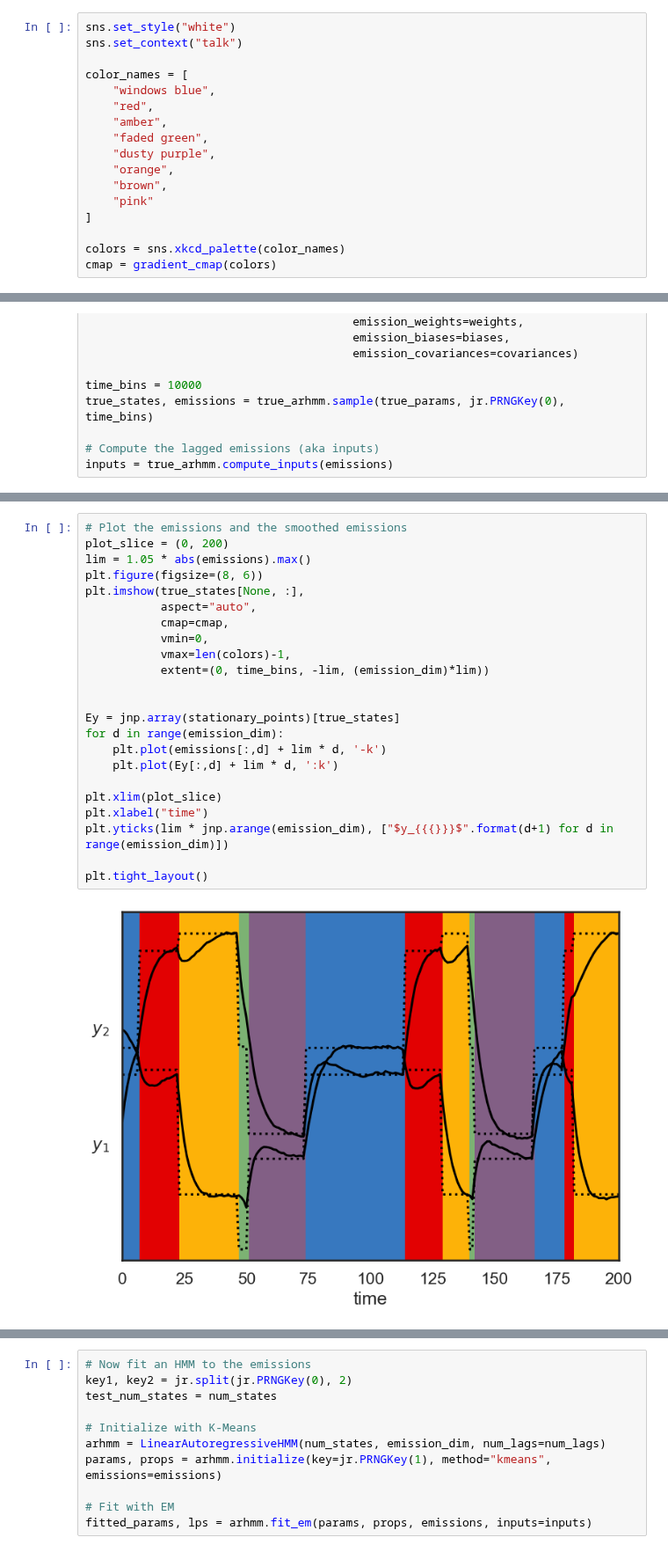
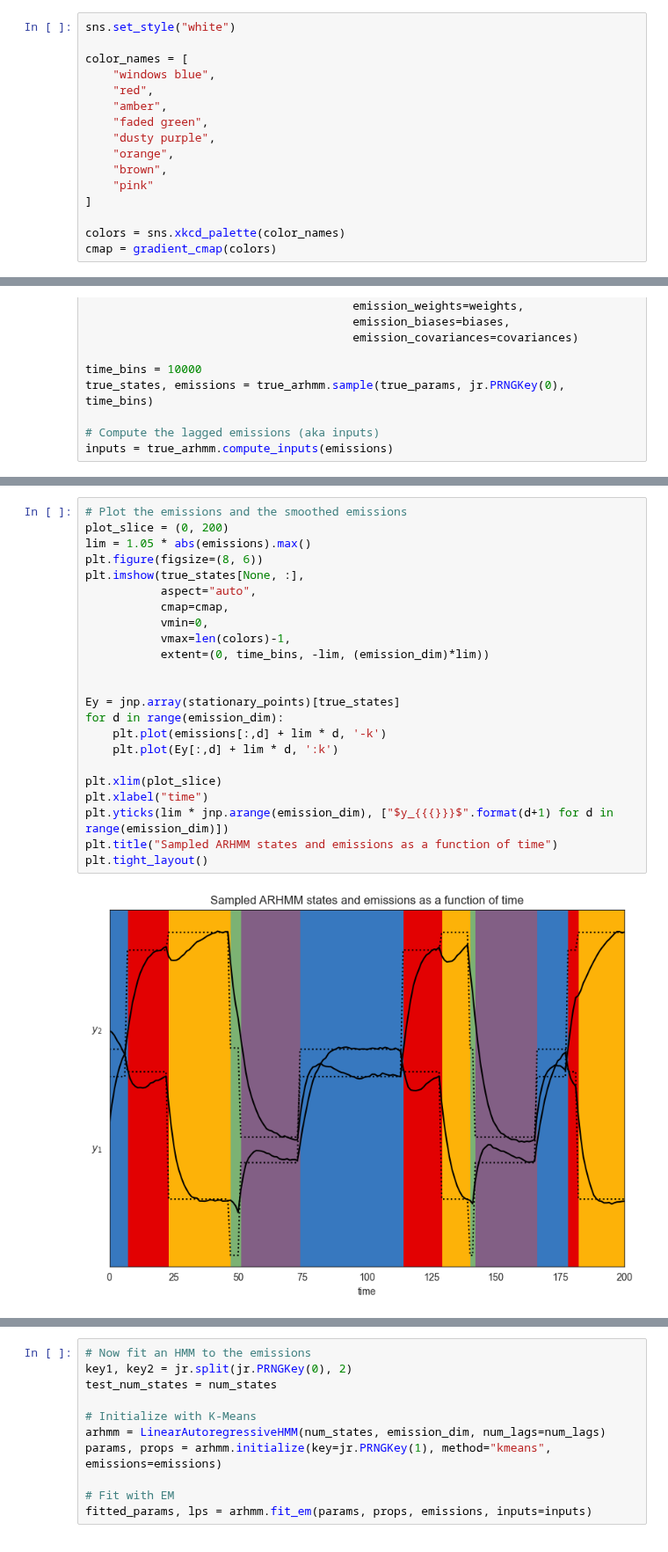
Before and after one commit to probml/dynamax, a Jupyter notebook: docs/notebooks/hmm/autoregressive_hmm.ipynb, the cells around one changed output, grey strips where cells are left out. Shown at 88% size. Cells and saved outputs as stored; diff of their text form.

```diff
--- a/docs/notebooks/hmm/autoregressive_hmm.ipynb
+++ b/docs/notebooks/hmm/autoregressive_hmm.ipynb
@@ -38,7 +38,6 @@ from dynamax.utils.utils import random_rotation
 ### Helper functions for plotting
 # %%
 sns.set_style("white")
-sns.set_context("talk")
 
 color_names = [
     "windows blue",
@@ -150,25 +174,25 @@ Below, we visualize each component of of the observation variable as a time seri
 # %%
 # Plot the emissions and the smoothed emissions
 plot_slice = (0, 200)
 lim = 1.05 * abs(emissions).max()
 plt.figure(figsize=(8, 6))
 plt.imshow(true_states[None, :],
            aspect="auto",
            cmap=cmap,
            vmin=0,
            vmax=len(colors)-1,
            extent=(0, time_bins, -lim, (emission_dim)*lim))
 
 
 Ey = jnp.array(stationary_points)[true_states]
 for d in range(emission_dim):
     plt.plot(emissions[:,d] + lim * d, '-k')
     plt.plot(Ey[:,d] + lim * d, ':k')
 
 plt.xlim(plot_slice)
 plt.xlabel("time")
 plt.yticks(lim * jnp.arange(emission_dim), ["$y_{{{}}}$".format(d+1) for d in range(emission_dim)])
-
+plt.title("Sampled ARHMM states and emissions as a function of time")
 plt.tight_layout()
 # %% [output]
-[figure, old version]
+[figure, new version]
```
Also changed, not shown: parts of 26 cells of this notebook, 4 other files.
